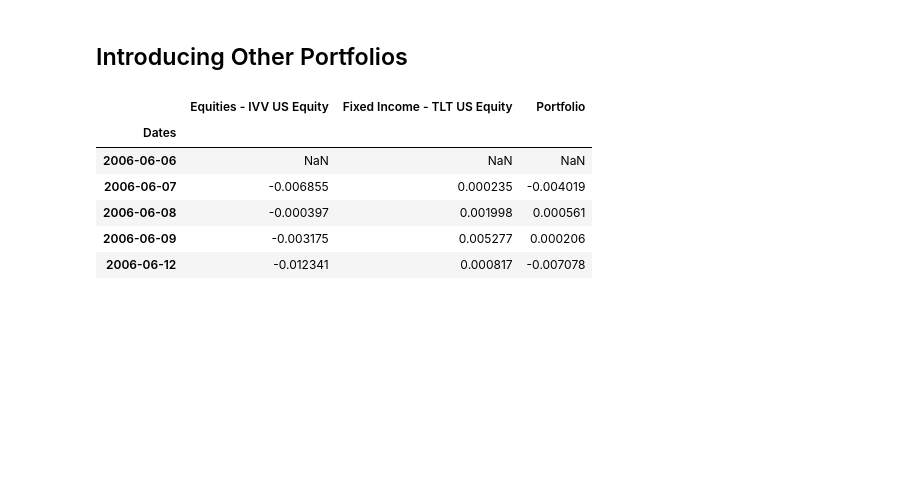
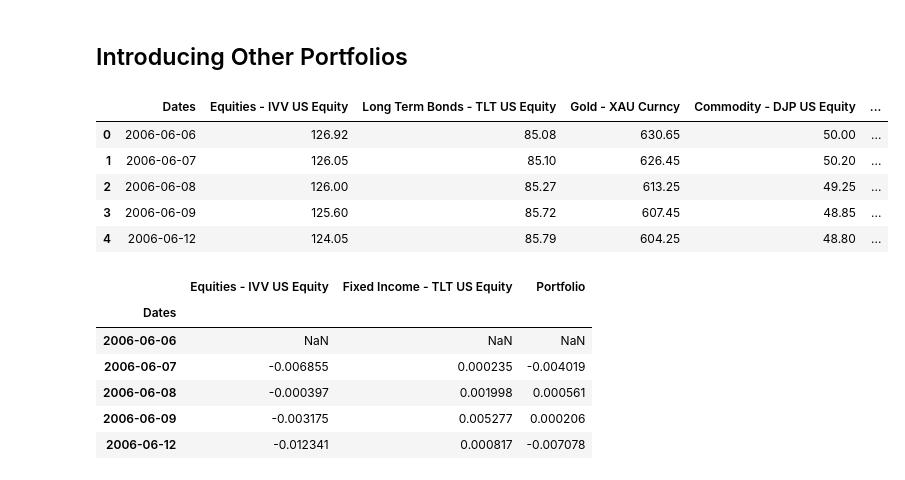
Before and after one commit to tommattoo/Dragon-Portfolio, a Jupyter notebook: dragon-portfolio.ipynb, the cells around one changed output. Drawn from its saved outputs; the diff is of its cells as text; code cells hidden in the pictures; blank space fills up the shorter version.

```diff
--- a/dragon-portfolio.ipynb
+++ b/dragon-portfolio.ipynb
@@ -423,8 +430,35 @@ dragon_portfolio.reset_index(inplace=True)
 #create the 60/40 portfolio by taking the Equities - IVV US Equity and Fixed Income - TLT US Equity columns from the dragon_portfolio df
 portfolio_60_40 = dragon_portfolio[['Dates','Equities - IVV US Equity', 'Fixed Income - TLT US Equity']].copy()
 
+#load the /Users/tommi/Desktop/Uni_documents/Data/dragon-portfolio/Intermediate_Term_Bonds.csv
+intermediate_term_bonds = pd.read_csv('/Users/tommi/Desktop/Uni_documents/Data/dragon-portfolio/Intermediate_Term_Bonds.csv')
+
+#dates to datetime
+intermediate_term_bonds['Dates'] = pd.to_datetime(intermediate_term_bonds['Dates'], dayfirst=True)
+
+#ensure the df start and end at the same date, start at 2006-06-06 and end at 2025-02-07
+intermediate_term_bonds = intermediate_term_bonds[(intermediate_term_bonds['Dates'] >= '2006-06-06') & (intermediate_term_bonds['Dates'] <= '2025-02-07')]
+
 #create the all weather portoflio by taking equity, bond, gold and commodity from the dragon_portfolio df
 portfolio_all_weather = dragon_portfolio[['Dates','Equities - IVV US Equity', 'Fixed Income - TLT US Equity', 'Gold - XAU Curncy', 'Commodity - DJP US Equity']].copy()
+
+#merge the portfolio_all_weather with the intermediate_term_bonds df on the Dates column
+portfolio_all_weather = portfolio_all_weather.merge(intermediate_term_bonds, on='Dates', how='outer')
+
+#change the name of the column IEF US Equity to Intermediate Term Bonds - IEF US Equity
+portfolio_all_weather = portfolio_all_weather.rename(columns = {'IEF US Equity':'Intermediate Term Bonds - IEF US Equity'})
+
+# change Fixed Income - TLT US Equity to Long Term Bonds - TLT US Equity
+portfolio_all_weather = portfolio_all_weather.rename(columns = {'Fixed Income - TLT US Equity':'Long Term Bonds - TLT US Equity'})
+# %%
+portfolio_all_weather.head()
+# %% [output]
+|  | Dates | Equities - IVV US Equity | Long Term Bonds - TLT US Equity | Gold - XAU Curncy | Commodity - DJP US Equity | ... |
+| 0 | 2006-06-06 | 126.92 | 85.08 | 630.65 | 50.00 | ... |
+| 1 | 2006-06-07 | 126.05 | 85.10 | 626.45 | 50.20 | ... |
+| 2 | 2006-06-08 | 126.00 | 85.27 | 613.25 | 49.25 | ... |
+| 3 | 2006-06-09 | 125.60 | 85.72 | 607.45 | 48.85 | ... |
+| 4 | 2006-06-12 | 124.05 | 85.79 | 604.25 | 48.80 | ... |
 # %%
 # Convert date column to datetime format
 portfolio_60_40['Dates'] = pd.to_datetime(portfolio_60_40['Dates'])
```
Also changed, not shown: parts of 9 cells of this notebook.
